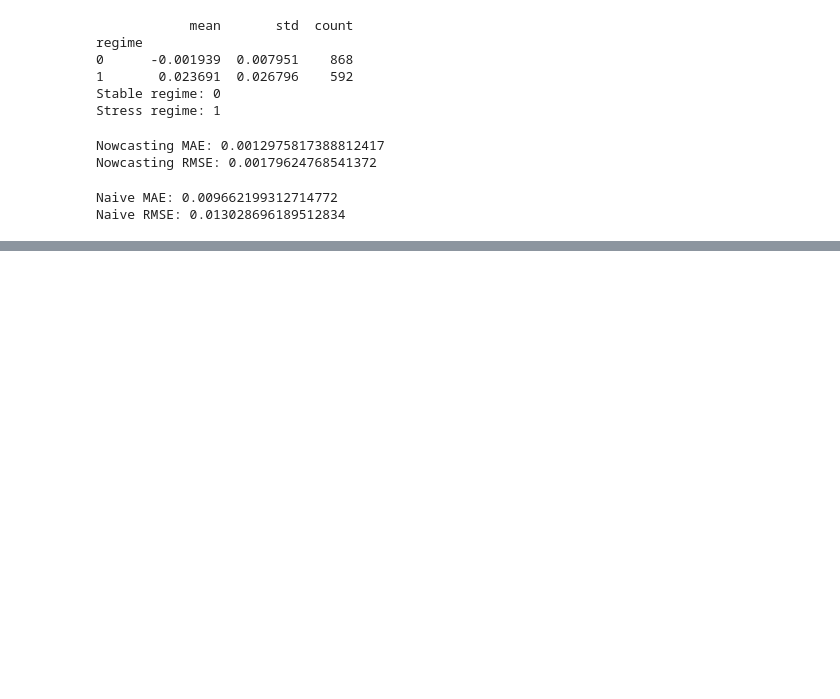
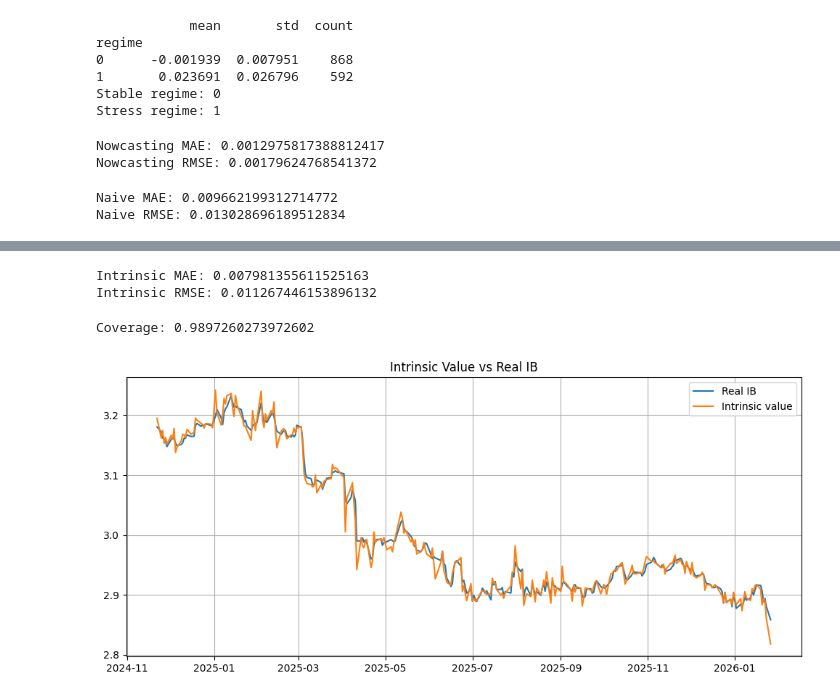
Before and after one commit to eya-sfar/tsa_project, a Jupyter notebook: process_data_part1/workstreamB.ipynb, the cells around one changed output, grey strips where cells are left out. Saved outputs shown, nothing was run; the diff lists cells and outputs as text; code cells hidden in the pictures; blank space fills up the shorter version.

```diff
--- a/process_data_part1/workstreamB.ipynb
+++ b/process_data_part1/workstreamB.ipynb
@@ -694,3 +694,5 @@ Naive RMSE: 0.013028696189512834
 # %%
 #interpretation :
 #The proposed nowcasting model significantly outperforms the naive benchmark. While the naive approach yields a MAE of 0.00966 and an RMSE of 0.01303, the hybrid Markov–AR(2)–Kalman model reduces these errors to 0.00130 and 0.00180 respectively. This represents an improvement of more than 7 times in both metrics, demonstrating the model’s ability to effectively capture regime dynamics, mean-reversion behavior, and time-varying uncertainty in the interbank spread.
+# %%
+returns = returns.reset_index()
@@ -696,0 +708,10 @@ Naive RMSE: 0.013028696189512834
+# %%
+# This step integrates the FX basket model with the nowcasted interbank spread.
+# Create results table
+results_table = pd.DataFrame({
+    "Date": dates,
+    "Real_spread": actuals,
+    "Nowcasted_spread": preds,
+    "Kalman_sigma": sigmas
+})
+results_table.head()
@@ -696,0 +725,4 @@ Naive RMSE: 0.013028696189512834
+# %%
+# Add fixing values from test period
+results_table["Fixing_USD"] = test["Fixing_USD"].values
+results_table.head()
@@ -696,0 +758,14 @@ Naive RMSE: 0.013028696189512834
+# %%
+
+# Basket movement
+results_table["basket_change"] = (
+    w_EUR * results_table["r_EURUSD"]
+    + w_GBP * results_table["r_GBPUSD"]
+    + w_JPY * results_table["r_USDJPY"]
+)
+
+# Basket value = fixing × (1 + basket movement)
+
+results_table["Basket_value"] = (
+    results_table["Fixing_USD"] * np.exp(results_table["basket_change"])
+)
@@ -696,0 +839,29 @@ Naive RMSE: 0.013028696189512834
+# %%
+from sklearn.metrics import mean_absolute_error, mean_squared_error
+import numpy as np
+
+mae_intrinsic = mean_absolute_error(
+    final_table["Real_value"],
+    final_table["Nowcasted_intrinsic"]
+)
+
+rmse_intrinsic = np.sqrt(mean_squared_error(
+    final_table["Real_value"],
+    final_table["Nowcasted_intrinsic"]
+))
+
+print("Intrinsic MAE:", mae_intrinsic)
+print("Intrinsic RMSE:", rmse_intrinsic)
+# %% [output]
+Intrinsic MAE: 0.007981355611525163
+Intrinsic RMSE: 0.011267446153896132
+# %%
+# coverage  :  verify if the value is in the range
+inside = (
+    (final_table["Real_value"] >= final_table["Lower_intrinsic_band"]) &
+    (final_table["Real_value"] <= final_table["Upper_intrinsic_band"])
+)
+
+print("Coverage:", inside.mean())
+# %% [output]
+Coverage: 0.9897260273972602
@@ -696,0 +870,15 @@ Naive RMSE: 0.013028696189512834
+# %%
+# Intrinsic value vs real IB
+import matplotlib.pyplot as plt
+
+plt.figure(figsize=(12,5))
+
+plt.plot(final_table["Date"], final_table["Real_value"], label="Real IB")
+plt.plot(final_table["Date"], final_table["Nowcasted_intrinsic"], label="Intrinsic value")
+
+plt.legend()
+plt.title("Intrinsic Value vs Real IB")
+plt.grid(True)
+plt.show()
+# %% [output]
+[figure, added]
```
Also changed, not shown: parts of 34 cells of this notebook, 2 other files.
